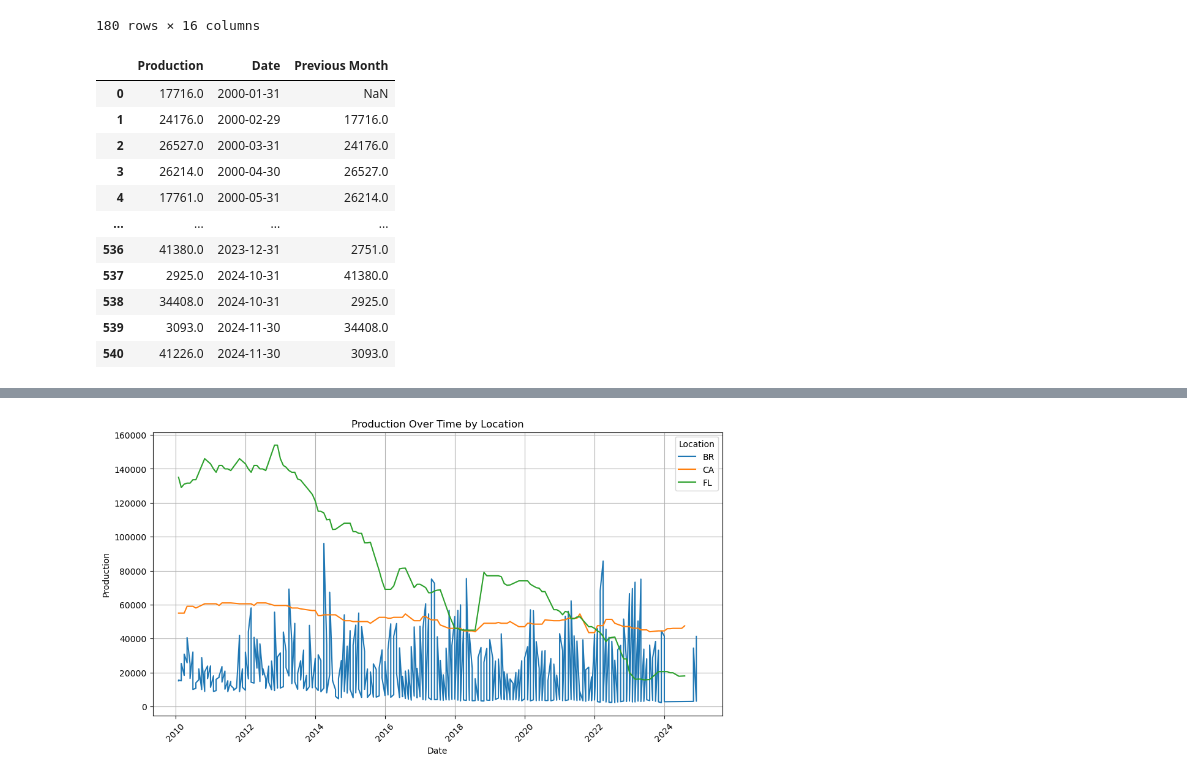
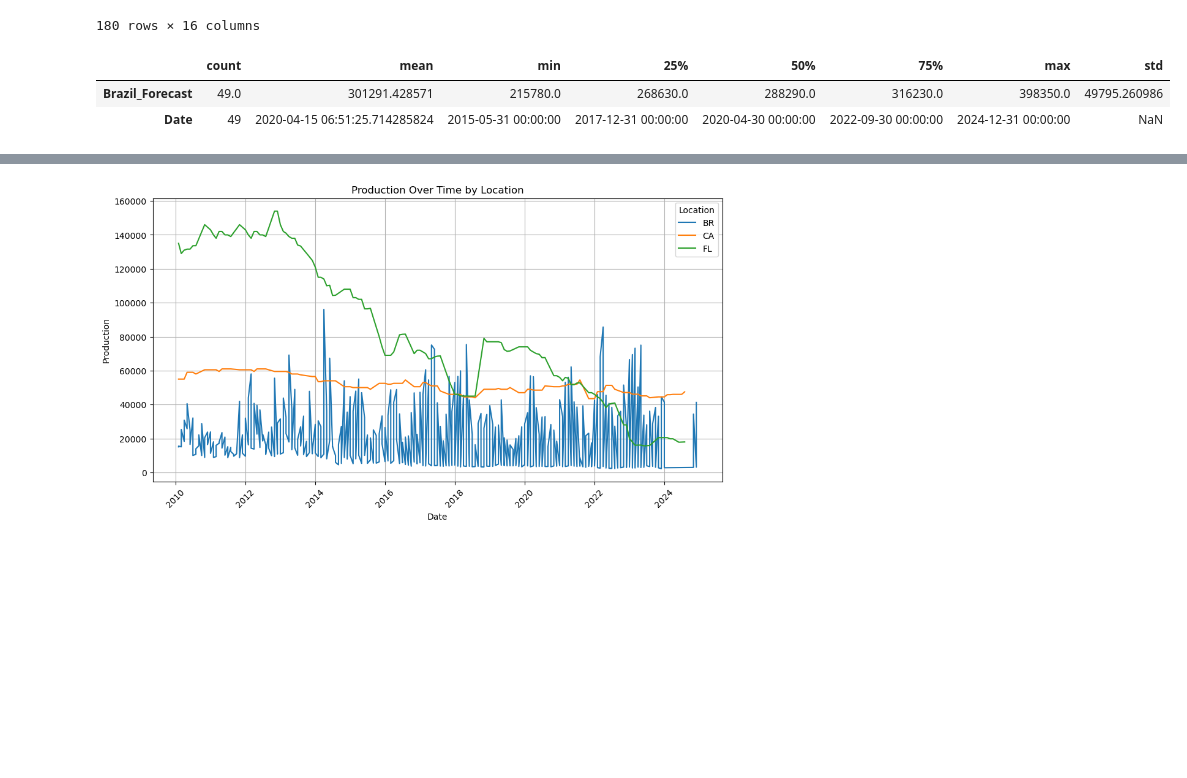
Before and after one commit to karoltang/fcoj-pitch, a Jupyter notebook: model.ipynb, the cells around one changed output, grey strips where cells are left out. Cells and saved outputs as stored; diff of their text form; code cells hidden in the pictures; blank space fills up the shorter version.

```diff
--- a/model.ipynb
+++ b/model.ipynb
@@ -472,46 +472,61 @@ br_stats
 | 2024-12-31 | 80.400000 | 4.827215 | 66.716129 | 2.904261 | ... |
 180 rows × 16 columns
 # %%
-foreign_df = pd.read_csv('train_data/foreign_production.csv')
+# foreign_df = pd.read_csv('train_data/foreign_production.csv')
 
-# Convert volume to numeric, handling errors
-foreign_df['volume'] = foreign_df['volume'].str.replace(',', '', regex=True)
-foreign_df['volume'] = pd.to_numeric(foreign_df['volume'], errors='coerce')  # Convert, setting errors to NaN
+# # Convert volume to numeric, handling errors
+# foreign_df['volume'] = foreign_df['volume'].str.replace(',', '', regex=True)
+# foreign_df['volume'] = pd.to_numeric(foreign_df['volume'], errors='coerce')  # Convert, setting errors to NaN
 
-# Drop rows where volume is NaN (invalid conversions)
-foreign_df = foreign_df.dropna(subset=['volume'])
+# # Drop rows where volume is NaN (invalid conversions)
+# foreign_df = foreign_df.dropna(subset=['volume'])
 
-# Create a 'date' column from stat_year and market_month
-foreign_df['date'] = pd.to_datetime(
-    foreign_df['stat_year'].astype(str) + '-' + foreign_df['market_month'] + '-01',
-    format='%Y-%b-%d',
-    errors='coerce'
+# # Create a 'date' column from stat_year and market_month
+# foreign_df['date'] = pd.to_datetime(
+#     foreign_df['stat_year'].astype(str) + '-' + foreign_df['market_month'] + '-01',
+#     format='%Y-%b-%d',
+#     errors='coerce'
+# ) + pd.offsets.MonthEnd(1)
+
+# # Filter rows where commodityName ends with '(Juice)'
+# foreign_df = foreign_df[foreign_df['commodityName'].str.endswith('(Juice)')]
+
+# # Keep only the desired columns
+# foreign_df = foreign_df[['commodityName', 'volume', 'market_month', 'date']]
+# foreign_df.drop(columns=['market_month', 'commodityName'], inplace=True)
+# foreign_df.rename(columns={'date': 'Date', 'volume': 'Production'}, inplace=True)
+
+# foreign_df = foreign_df.sort_values(by='Date').reset_index(drop=True)
+# foreign_df['Previous Month (BR)'] = foreign_df['Production']
+# foreign_df['Previous Month (BR)'] = foreign_df['Previous Month (BR)'].shift(1)
+# foreign_df.rename(columns={'Previous Month (BR)': 'Previous Month'}, inplace=True)
+
+# foreign_df
+
+# Read the CSV file
+brazil_price_df = pd.read_csv('train_data/foreign_production.csv')
+
+# Adjust the Year for months after July: subtract 1 from Year if Month > 7
+brazil_price_df.loc[brazil_price_df['Month'] > 7, 'Year'] = brazil_price_df.loc[brazil_price_df['Month'] > 7, 'Year'] - 1
+
+# Create a datetime object from the two-digit Year and Month columns.
+# We set the day to '01', then add a MonthEnd offset to get the last day of the month.
+brazil_price_df['Date'] = pd.to_datetime(
+    brazil_price_df['Year'].astype(str).str.zfill(2) +
+    brazil_price_df['Month'].astype(str).str.zfill(2) +
+    '01',
+    format='%y%m%d'
 ) + pd.offsets.MonthEnd(1)
 
-# Filter rows where commodityName ends with '(Juice)'
-foreign_df = foreign_df[foreign_df['commodityName'].str.endswith('(Juice)')]
+# Drop the now redundant Month and Year columns
+brazil_price_df = brazil_price_df.drop(columns=['Month', 'Year'])
 
-# Keep only the desired columns
-foreign_df = foreign_df[['commodityName', 'volume', 'market_month', 'date']]
-foreign_df.drop(columns=['market_month', 'commodityName'], inplace=True)
-foreign_df.rename(columns={'date': 'Date', 'volume': 'Production'}, inplace=True)
+# Sort the DataFrame by Date
+brazil_price_df = brazil_price_df.sort_values(by='Date').reset_index(drop=True)
 
-foreign_df = foreign_df.sort_values(by='Date').reset_index(drop=True)
-foreign_df['Previous Month (BR)'] = foreign_df['Production']
-foreign_df['Previous Month (BR)'] = foreign_df['Previous Month (BR)'].shift(1)
-foreign_df.rename(columns={'Previous Month (BR)': 'Previous Month'}, inplace=True)
-
-foreign_df
+# Save the resulting DataFrame to a CSV file
+brazil_price_df.describe().T
 # %% [output]
-|  | Production | Date | Previous Month |
-| 0 | 17716.0 | 2000-01-31 | NaN |
-| 1 | 24176.0 | 2000-02-29 | 17716.0 |
-| 2 | 26527.0 | 2000-03-31 | 24176.0 |
-| 3 | 26214.0 | 2000-04-30 | 26527.0 |
-| 4 | 17761.0 | 2000-05-31 | 26214.0 |
-| ... | ... | ... | ... |
-| 536 | 41380.0 | 2023-12-31 | 2751.0 |
-| 537 | 2925.0 | 2024-10-31 | 41380.0 |
-| 538 | 34408.0 | 2024-10-31 | 2925.0 |
-| 539 | 3093.0 | 2024-11-30 | 34408.0 |
-| 540 | 41226.0 | 2024-11-30 | 3093.0 |
+|  | count | mean | min | 25% | 50% | 75% | max | std |
+| Brazil_Forecast | 49.0 | 301291.428571 | 215780.0 | 268630.0 | 288290.0 | 316230.0 | 398350.0 | 49795.260986 |
+| Date | 49 | 2020-04-15 06:51:25.714285824 | 2015-05-31 00:00:00 | 2017-12-31 00:00:00 | 2020-04-30 00:00:00 | 2022-09-30 00:00:00 | 2024-12-31 00:00:00 | NaN |
```
Also changed, not shown: parts of 3 cells of this notebook, 2 other files.
